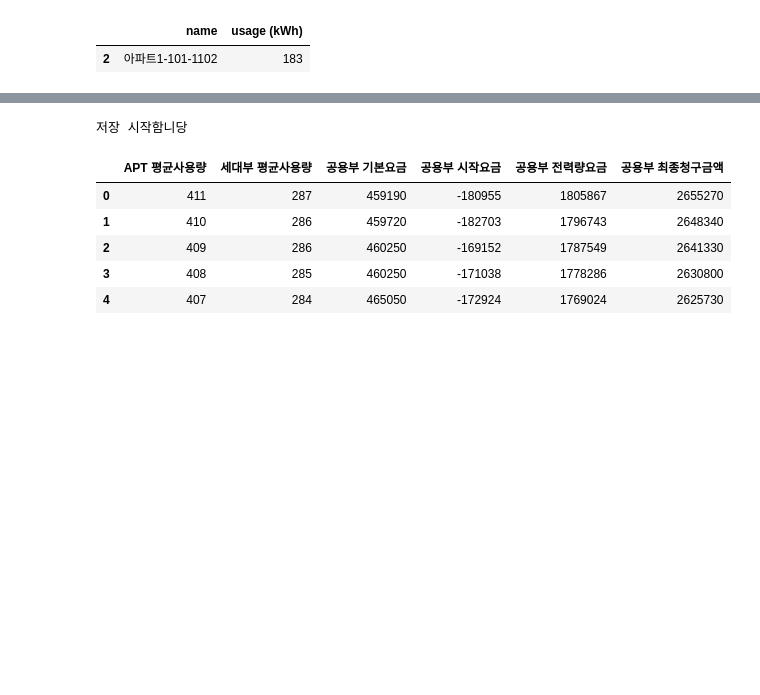
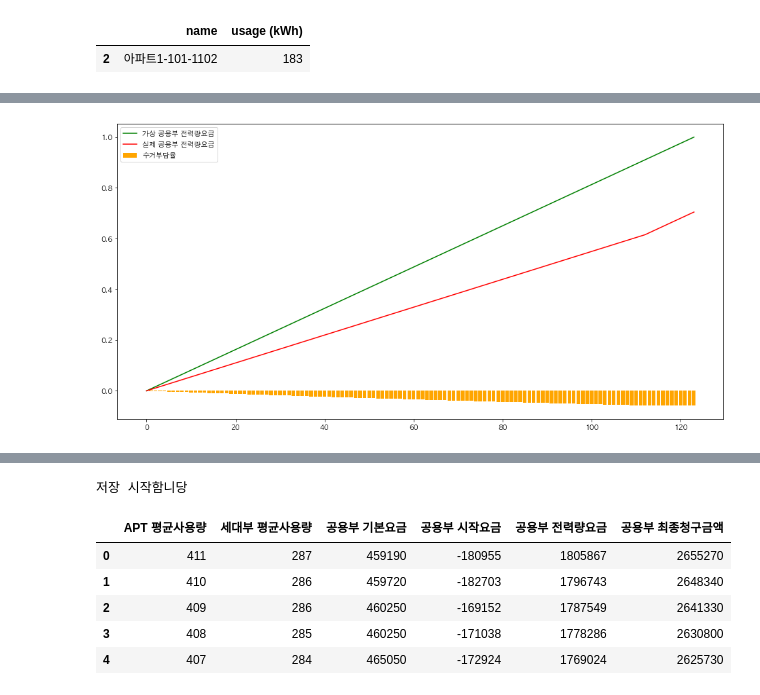
Before and after one commit to formegusto/what-is-public-fee, a Jupyter notebook: 전기를 아꼈을 때, 공동설비요금이 감소할까? (형평성의 문제에 대하여).ipynb, the cells around one changed output, grey strips where cells are left out. Cells and saved outputs as stored; diff of their text form; code cells hidden in the pictures; blank space fills up the shorter version.

```diff
--- a/전기를 아꼈을 때, 공동설비요금이 감소할까? (형평성의 문제에 대하여).ipynb
+++ b/전기를 아꼈을 때, 공동설비요금이 감소할까? (형평성의 문제에 대하여).ipynb
@@ -100,0 +203,8 @@ target
+# %%
+col_df = pd.DataFrame(columns=['가상 공용부 전력량요금', '실제 공용부 전력량요금', '수거부담율'])
+
+col_df['가상 공용부 전력량요금'] = col_v_public_mem
+col_df['실제 공용부 전력량요금'] = col_public_mem
+col_df['수거부담율'] = (col_public_mem / col_v_public_mem) - 1
+
+col_df.head()
@@ -100,0 +218,11 @@ target
+# %%
+norm_col_df = pd.DataFrame(columns=['가상 공용부 전력량요금', '실제 공용부 전력량요금', '수거부담율'])
+col_m_public_mem = np.append(col_v_public_mem, col_public_mem)
+
+for col in col_df:
+    if col != "수거부담율":
+        norm_col_df[col] = (col_df[col] - col_m_public_mem.min()) / (col_m_public_mem.max() - col_m_public_mem.min())
+    else:
+        norm_col_df[col] = (col_df[col] - col_df[col].min()) / (col_df[col].max() - col_df[col].min())
+
+norm_col_df.head()
@@ -101,3 +236,16 @@ target
+# %%
+plt.figure(figsize=(16,8))
+
+plt.bar(range(len(col_df)),col_df['수거부담율'], color='orange', label='수거부담율')
+plt.plot(norm_col_df['가상 공용부 전력량요금'], c='g', label='가상 공용부 전력량요금')
+plt.plot(norm_col_df['실제 공용부 전력량요금'], c='r', label='실제 공용부 전력량요금')
+
+
+plt.legend(loc='upper left')
+
+plt.show()
+# %% [output]
+[figure, added]
 # %%
 fig = plt.figure(figsize=(20,4))
 
```
Also changed, not shown: parts of 11 cells of this notebook.
